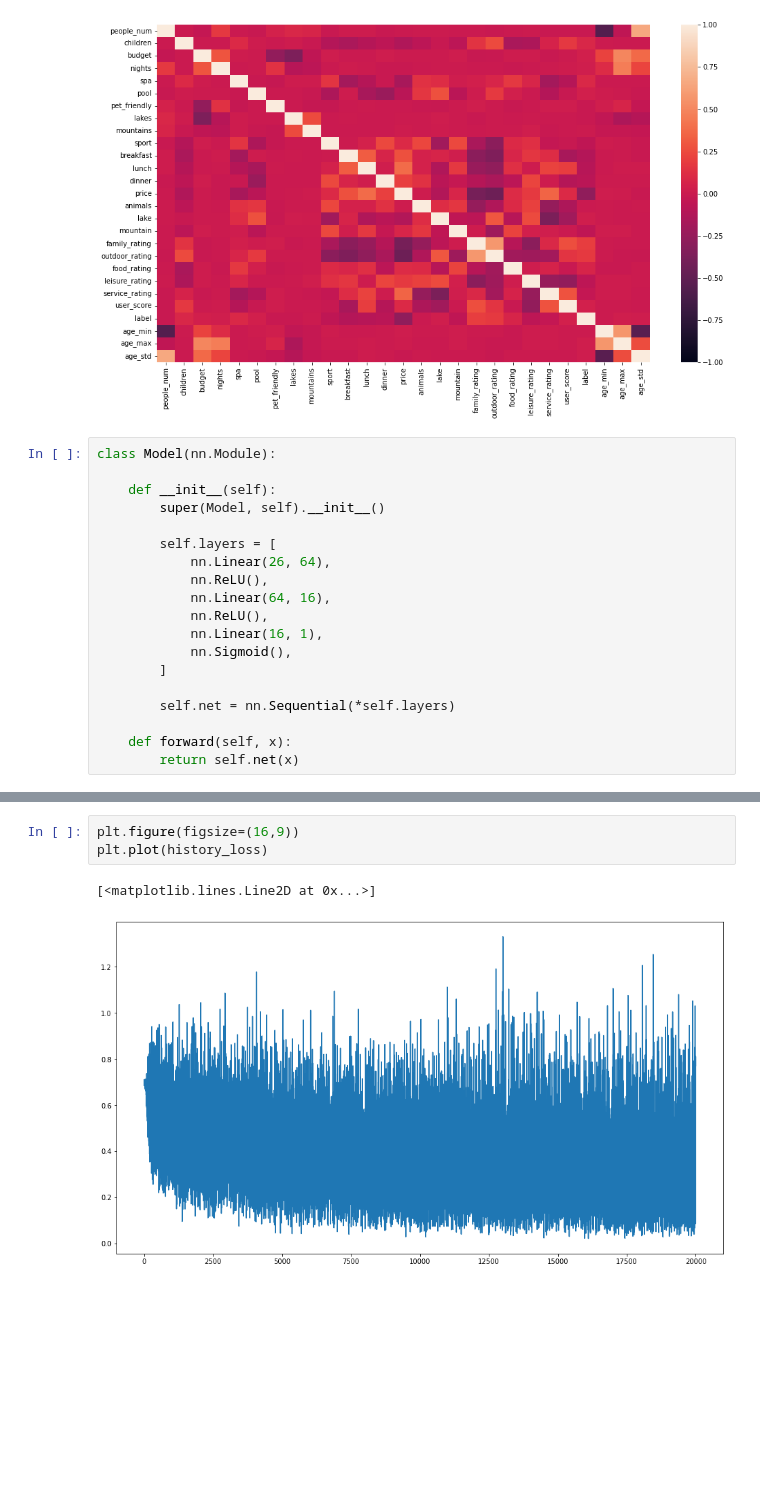
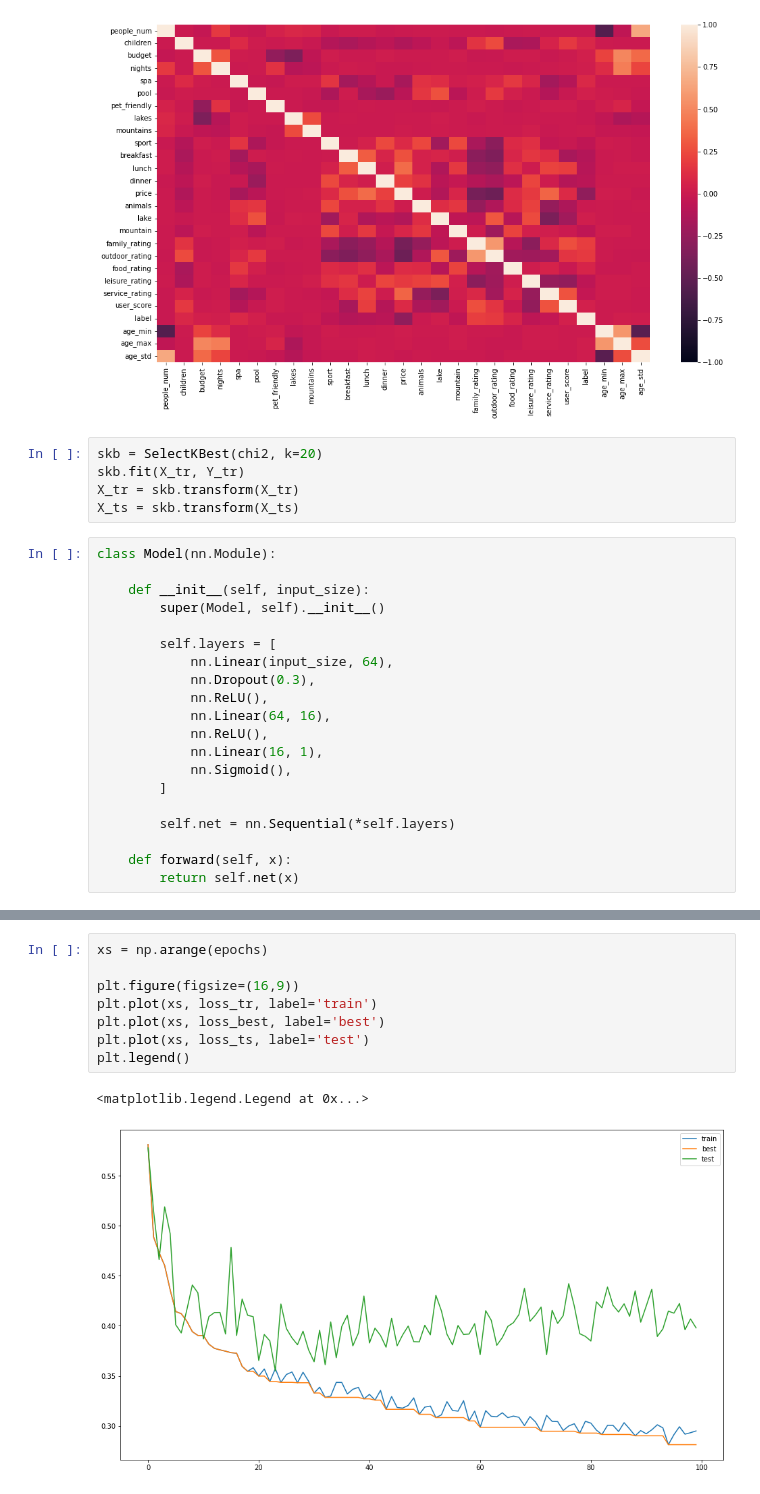
Before and after one commit to IDSIA/MLprod, a Jupyter notebook: ml_code.ipynb, the cells around one changed output, grey strips where cells are left out. Cells and saved outputs as stored; diff of their text form; blank space fills up the shorter version.

Commit message:
COmpleted train of ML model, added feature selection, training, and save of model

```diff
--- a/ml_code.ipynb
+++ b/ml_code.ipynb
@@ -70,14 +72,20 @@ sns.heatmap(dataset.corr(method='spearman'), vmin=-1.0, vmax=1.0)
 # %% [output]
 <AxesSubplot:>
 [figure]
+# %%
+skb = SelectKBest(chi2, k=20)
+skb.fit(X_tr, Y_tr)
+X_tr = skb.transform(X_tr)
+X_ts = skb.transform(X_ts)
 # %%
 class Model(nn.Module):
 
-    def __init__(self):
+    def __init__(self, input_size):
         super(Model, self).__init__()
 
         self.layers = [
-            nn.Linear(26, 64),
+            nn.Linear(input_size, 64),
+            nn.Dropout(0.3),
             nn.ReLU(),
             nn.Linear(64, 16),
             nn.ReLU(),
@@ -147,6 +215,11 @@ for epoch in range(epochs):
-# %%
-plt.figure(figsize=(16,9))
-plt.plot(history_loss)
-# %% [output]
-[<matplotlib.lines.Line2D at 0x...>]
-[figure, removed]
+# %%
+xs = np.arange(epochs)
+
+plt.figure(figsize=(16,9))
+plt.plot(xs, loss_tr, label='train')
+plt.plot(xs, loss_best, label='best')
+plt.plot(xs, loss_ts, label='test')
+plt.legend()
+# %% [output]
+<matplotlib.legend.Legend at 0x...>
+[figure, added]
```
Also changed, not shown: parts of 4 cells of this notebook, 1 other file.
